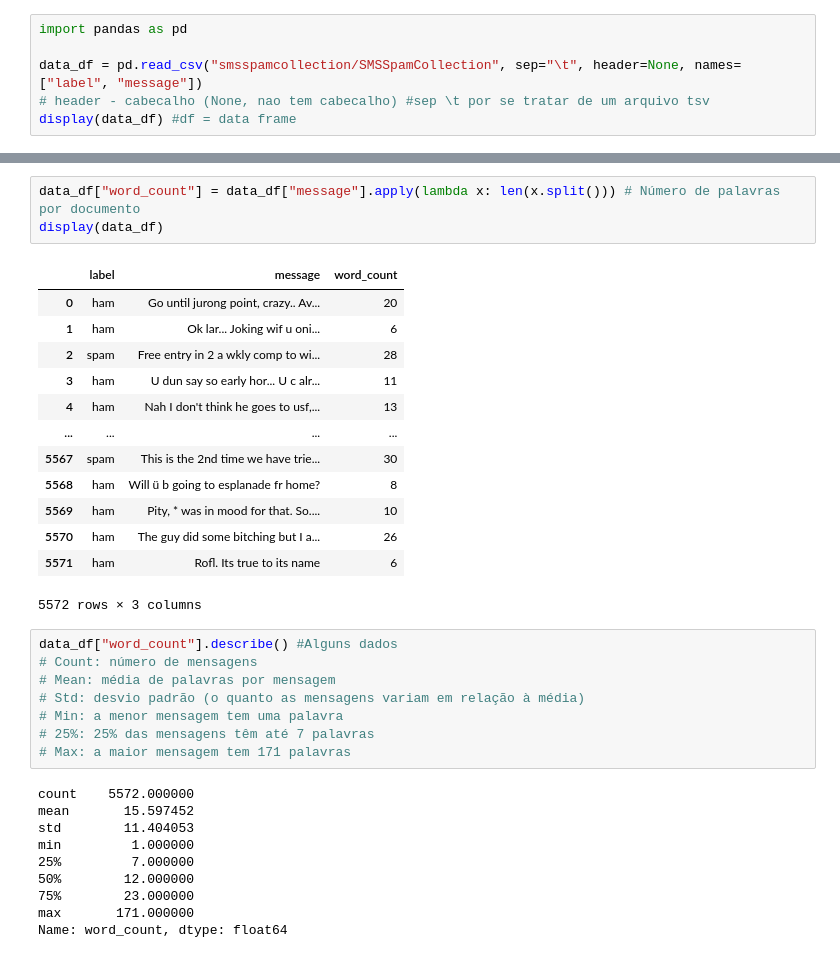
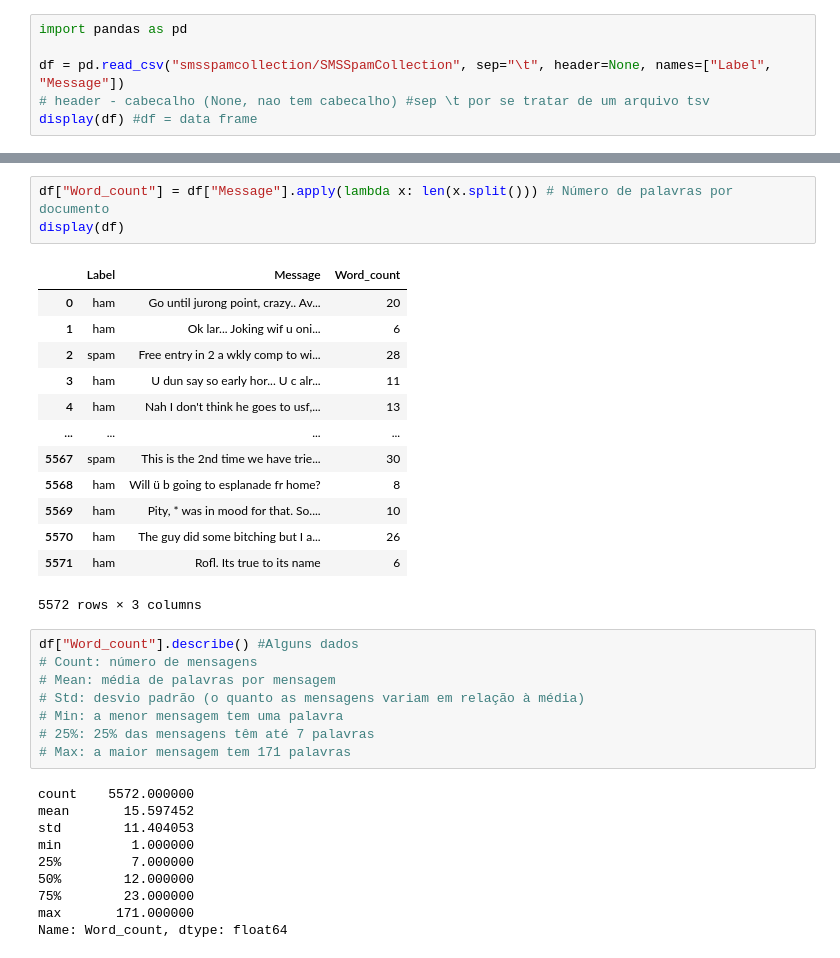
Before and after one commit to estermariaa/treinamentoLapPI, a Jupyter notebook: ex1.ipynb, the cells around one changed output, grey strips where cells are left out. Cells and saved outputs as stored; diff of their text form.

```diff
--- a/ex1.ipynb
+++ b/ex1.ipynb
@@ -1,7 +1,7 @@
 # %%
 import pandas as pd
 
-data_df = pd.read_csv("smsspamcollection/SMSSpamCollection", sep="\t", header=None, names=["label", "message"])
+df = pd.read_csv("smsspamcollection/SMSSpamCollection", sep="\t", header=None, names=["Label", "Message"])
 # header - cabecalho (None, nao tem cabecalho) #sep \t por se tratar de um arquivo tsv
-display(data_df) #df = data frame
+display(df) #df = data frame
 # %% [output]
@@ -35,10 +35,10 @@ spam     747
 Name: count, dtype: int64
 [figure]
 # %%
-data_df["word_count"] = data_df["message"].apply(lambda x: len(x.split())) # Número de palavras por documento
-display(data_df)
+df["Word_count"] = df["Message"].apply(lambda x: len(x.split())) # Número de palavras por documento
+display(df)
 # %% [output]
-|  | label | message | word_count |
+|  | Label | Message | Word_count |
 | 0 | ham | Go until jurong point, crazy.. Av... | 20 |
 | 1 | ham | Ok lar... Joking wif u oni... | 6 |
 | 2 | spam | Free entry in 2 a wkly comp to wi... | 28 |
@@ -52,7 +52,7 @@ display(data_df)
 | 5571 | ham | Rofl. Its true to its name | 6 |
 5572 rows × 3 columns
 # %%
-data_df["word_count"].describe() #Alguns dados
+df["Word_count"].describe() #Alguns dados
 # Count: número de mensagens
 # Mean: média de palavras por mensagem
 # Std: desvio padrão (o quanto as mensagens variam em relação à média)
@@ -68,4 +68,4 @@ min         1.000000
 50%        12.000000
 75%        23.000000
 max       171.000000
-Name: word_count, dtype: float64
+Name: Word_count, dtype: float64
```
Also changed, not shown: parts of 11 cells of this notebook.
